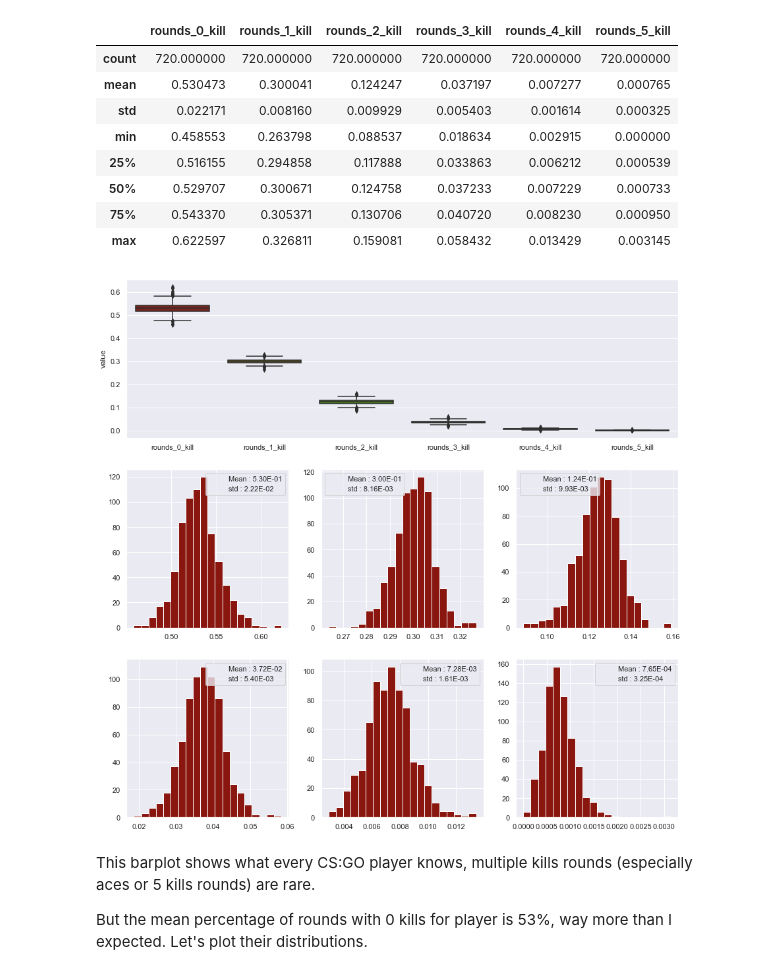
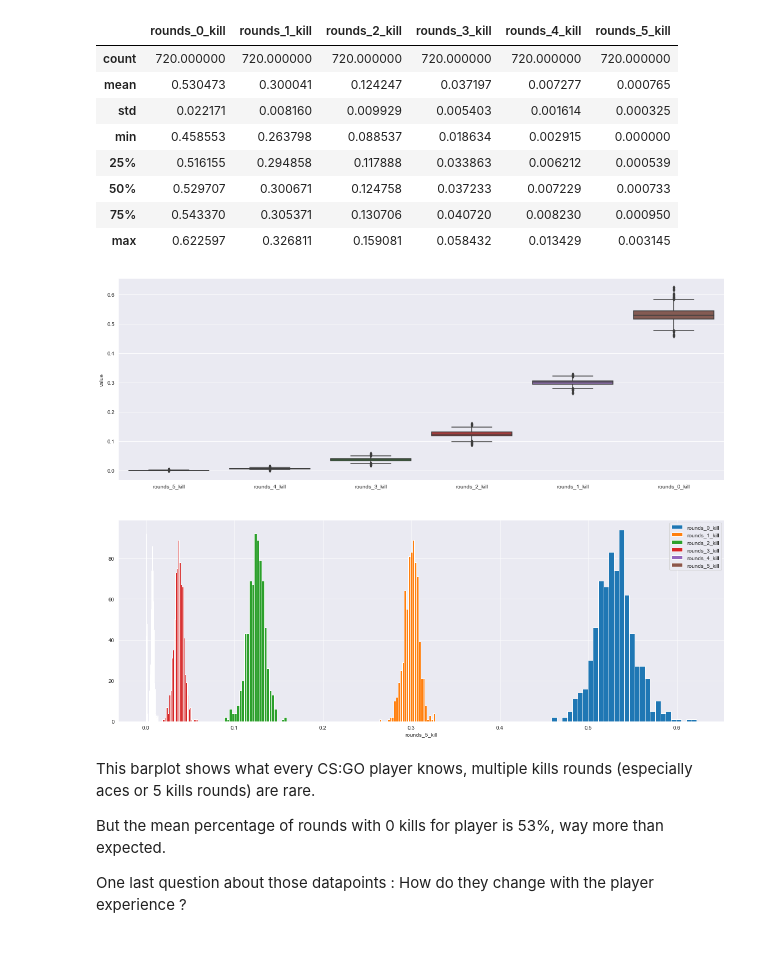
Before and after one commit to pamahe/CSGOanalysis, a Jupyter notebook: data_wrangling/players_data_cleaning_and_eda.ipynb, the cells around one changed output. Drawn from its saved outputs; the diff is of its cells as text; code cells hidden in the pictures; blank space fills up the shorter version.

```diff
--- a/data_wrangling/players_data_cleaning_and_eda.ipynb
+++ b/data_wrangling/players_data_cleaning_and_eda.ipynb
@@ -422,31 +450,30 @@ prep_df[['rounds_0_kill', 'rounds_1_kill', 'rounds_2_kill', 'rounds_3_kill', 'ro
 | 50% | 0.529707 | 0.300671 | 0.124758 | 0.037233 | 0.007229 | 0.000733 |
 | 75% | 0.543370 | 0.305371 | 0.130706 | 0.040720 | 0.008230 | 0.000950 |
 | max | 0.622597 | 0.326811 | 0.159081 | 0.058432 | 0.013429 | 0.003145 |
-# %%
-fig = plt.figure(figsize=(15,15))
-
-gs = gridspec.GridSpec(3, 3)
-
-ax1 = fig.add_subplot(gs[0,:])
-sns.boxplot(x='variable', y='value', data=pd.melt(prep_df[['rounds_0_kill', 'rounds_1_kill', 'rounds_2_kill',
-                                                         'rounds_3_kill', 'rounds_4_kill', 'rounds_5_kill']]))
-ax1.set_xlabel('')
-
-columns = ['rounds_0_kill', 'rounds_1_kill', 'rounds_2_kill', 'rounds_3_kill', 'rounds_4_kill', 'rounds_5_kill']
-count = 0
-for i in range(1, 3):
-    for j in range(3):
-        ax = fig.add_subplot(gs[i, j])
-        ax.hist(prep_df[columns[count]], bins=20)
-        ax.plot([], alpha=0, label="Mean : {:.2E}".format(prep_df[columns[count]].mean()))
-        ax.plot([], alpha=0, label="std : {:.2E}".format(prep_df[columns[count]].std()))
-        ax.legend()
-        count += 1
-
-plt.savefig('pictures/rounds_X_kills.png', bbox_inches='tight', pad_inches=0.0)
-# %% [output]
-[figure, removed]
+# %%
+fig = plt.figure(figsize=(20,15))
+
+ax1 = fig.add_subplot(211)
+sns.boxplot(x='variable', y='value', data=pd.melt(prep_df[['rounds_5_kill', 'rounds_4_kill', 'rounds_3_kill',
+                                                         'rounds_2_kill', 'rounds_1_kill', 'rounds_0_kill']]))
+ax1.set_xlabel('')
+
+ax2 = fig.add_subplot(212)
+sns.distplot(prep_df['rounds_0_kill'], label='rounds_0_kill', kde=False, hist_kws = {'alpha':1})
+sns.distplot(prep_df['rounds_1_kill'], label='rounds_1_kill', kde=False, hist_kws = {'alpha':1})
+sns.distplot(prep_df['rounds_2_kill'], label='rounds_2_kill', kde=False, hist_kws = {'alpha':1})
+sns.distplot(prep_df['rounds_3_kill'], label='rounds_3_kill', kde=False, hist_kws = {'alpha':1})
+sns.distplot(prep_df['rounds_4_kill'], label='rounds_4_kill', kde=False, hist_kws = {'alpha':1})
+sns.distplot(prep_df['rounds_5_kill'], label='rounds_5_kill', kde=False, hist_kws = {'alpha':1})
+
+
+ax2.legend()
+plt.savefig('pictures/rounds_X_kills.png', bbox_inches='tight', pad_inches=0.0)
+# %% [output]
+[figure, added]
 # %% [markdown]
 This barplot shows what every CS:GO player knows, multiple kills rounds (especially aces or 5 kills rounds) are rare.
 
-But the mean percentage of rounds with 0 kills for player is 53%, way more than I expected. Let's plot their distributions.
+But the mean percentage of rounds with 0 kills for player is 53%, way more than expected.
+
+One last question about those datapoints : How do they change with the player experience ?
```
Also changed, not shown: parts of 24 cells of this notebook, 5 other files.
